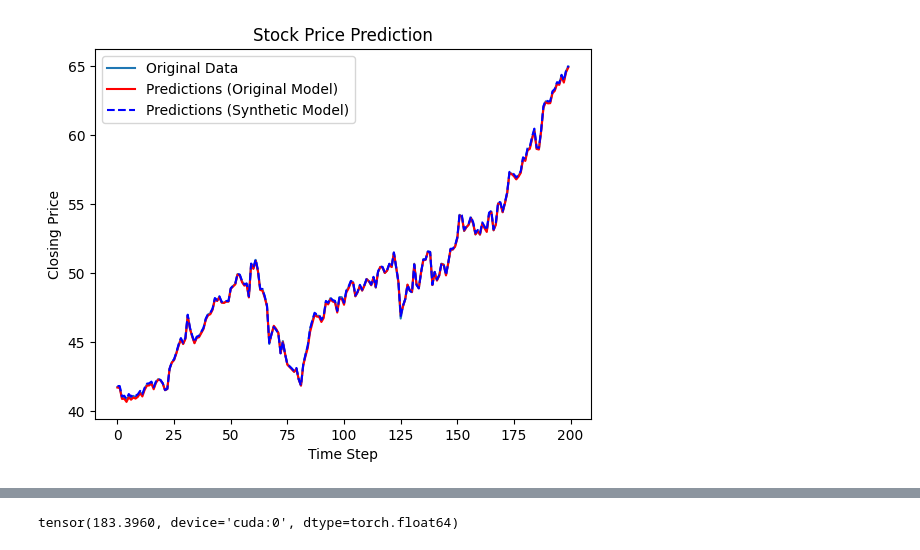
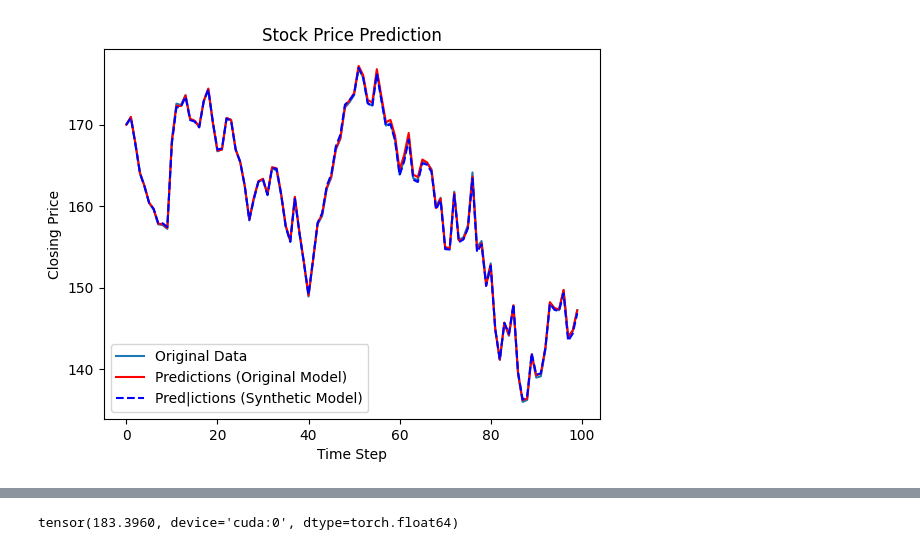
Before and after one commit to hrj04/Project_TS_Generation, a Jupyter notebook: experiments/stock_prediction.ipynb, the cells around one changed output, grey strips where cells are left out. Saved outputs shown, nothing was run; the diff lists cells and outputs as text; code cells hidden in the pictures.

Commit message:
conduct prediction experiments

```diff
--- a/experiments/stock_prediction.ipynb
+++ b/experiments/stock_prediction.ipynb
@@ -36,13 +36,19 @@ def train_model(model, dataloader, criterion, optimizer, num_epochs=100, descrip
     model.train()
     with tqdm(range(num_epochs), total=num_epochs) as pbar:
         for e in pbar:
-            for data in dataloader:
-                x_train = data[:, :seq_length - 1, :].float().to(device)
-                y_train = data[:, seq_length - 1, 0].view(-1, 1).float().to(device)
-
+            for data, target in dataloader:
+                x_train = data.float().to(device)
+                y_train = target[:,:,0].float().to(device)
                 optimizer.zero_grad()
                 outputs = model(x_train)
                 loss = criterion(outputs, y_train)
                 loss.backward()
                 optimizer.step()
             pbar.set_description(f"{description} loss: {loss.item():.6f}")
+# %%
+from torch.utils.data import DataLoader, TensorDataset
+
+data = torch.from_numpy(np.load("output/stock_ground_truth_data_24_train.npy")).to(device)
+target = torch.from_numpy(np.load("output/stock_ground_truth_target_24_train.npy")).to(device)
+train_dataset = TensorDataset(data, target)
+train_loader = DataLoader(train_dataset, batch_size=batch_size, shuffle=True)
@@ -53,18 +130,12 @@ criterion_fake = nn.MSELoss()
 optimizer_fake = optim.Adam(model_fake.parameters(), lr=lr)
 train_model(model_fake, fake_dl, criterion_fake, optimizer_fake, num_epochs=300, description="Synthetic")
 # %%
-# Train on original data
-model_ori = GRU(input_dim=feature_dim, hidden_dim=50, num_layers=2).to(device)
-criterion_ori = nn.MSELoss()
-optimizer_ori = optim.Adam(model_ori.parameters(), lr=lr)
-train_model(model_ori, ori_dl, criterion_ori, optimizer_ori, num_epochs=300, description="Original")
+# train on original + synthetic data
+model_ori_fake = GRU(input_dim=feature_dim, hidden_dim=50, num_layers=2).to(device)
+criterion_ori_fake = nn.MSELoss()
+optimizer_ori_fake = optim.Adam(model_ori_fake.parameters(), lr=lr)
+train_model(model_ori_fake, fake_dl, criterion_ori_fake, optimizer_ori_fake, num_epochs=300, description="Synthetic")
+train_model(model_ori_fake, ori_dl, criterion_ori_fake, optimizer_ori_fake, num_epochs=300, description="Original")
-# %%
-# train on original + synthetic data
-model_ori_fake = GRU(input_dim=feature_dim, hidden_dim=50, num_layers=2).to(device)
-criterion_ori_fake = nn.MSELoss()
-optimizer_ori_fake = optim.Adam(model_ori_fake.parameters(), lr=lr)
-train_model(model_ori_fake, fake_dl, criterion_ori_fake, optimizer_ori_fake, num_epochs=300, description="Original")
-train_model(model_ori_fake, ori_dl, criterion_ori_fake, optimizer_ori_fake, num_epochs=300, description="Original")
 # %%
 test_data_norm = torch.from_numpy(np.load(os.path.join(dataset.dir, f"stock_ground_truth_data_{seq_length}_test.npy"))).to(device)
 test_mean = torch.from_numpy(np.load(os.path.join(dataset.dir, f"stock_ground_truth_mean_{seq_length}_test.npy"))).to(device)
@@ -118,16 +201,16 @@ Test MAPE loss on synthetic data: 0.00096
 # %%
 # Visualize predictions
 plt.figure()
-plt.plot(true_y[:200], label='Original Data')
-plt.plot(pred_y_ori[:200], label='Predictions (Original Model)', linestyle='-', color='r')
-plt.plot(pred_y_fake[:200], label='Predictions (Synthetic Model)', linestyle='--', color='b')
+plt.plot(true_y[2000:2100], label='Original Data')
+plt.plot(pred_y_ori[2000:2100], label='Predictions (Original Model)', linestyle='-', color='r')
+plt.plot(pred_y_fake[2000:2100], label='Pred|ictions (Synthetic Model)', linestyle='--', color='b')
 plt.legend()
 plt.title("Stock Price Prediction")
 plt.xlabel("Time Step")
 plt.ylabel("Closing Price")
 plt.show()
 # %% [output]
-[figure, old version]
+[figure, new version]
 # %%
 import FinanceDataReader as fdr
 raw_df = fdr.DataReader('AAPL, MSFT, NVDA, AMZN, COST', "20000101", "20241231")
```
Also changed, not shown: parts of 15 cells of this notebook, 4 other files.
